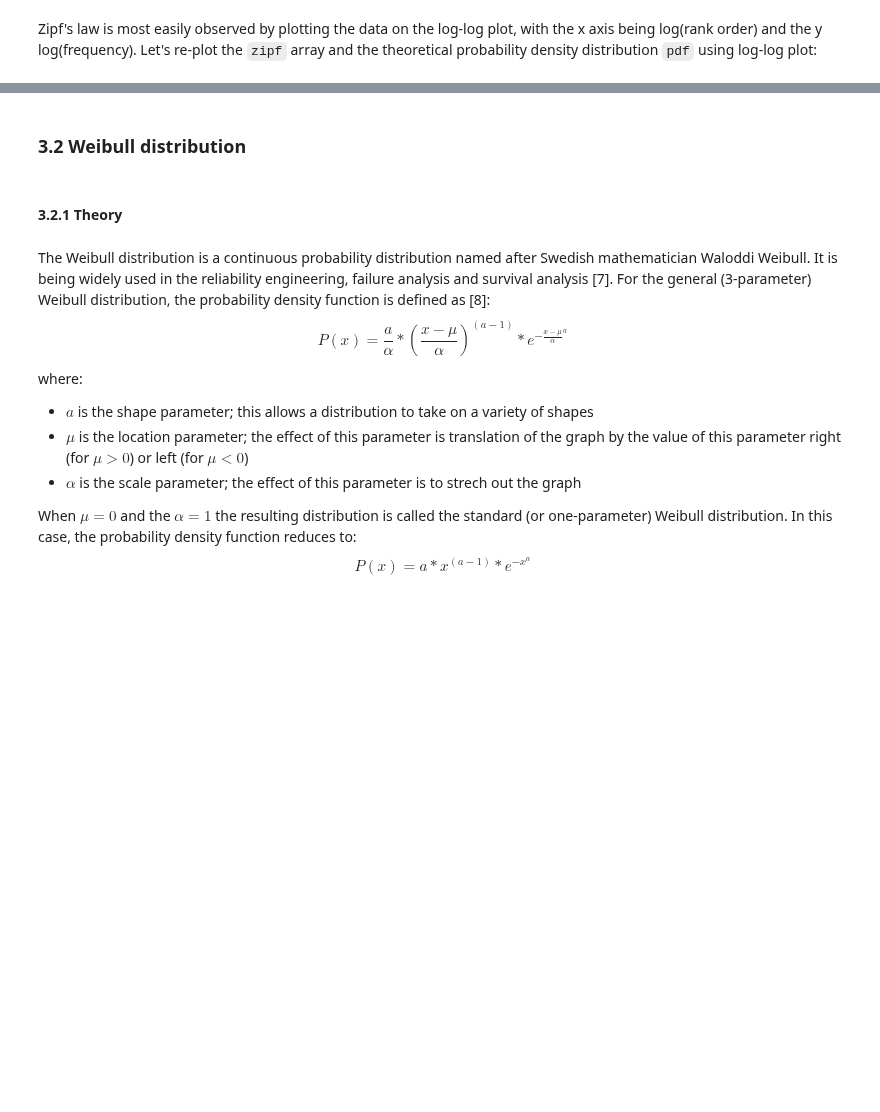
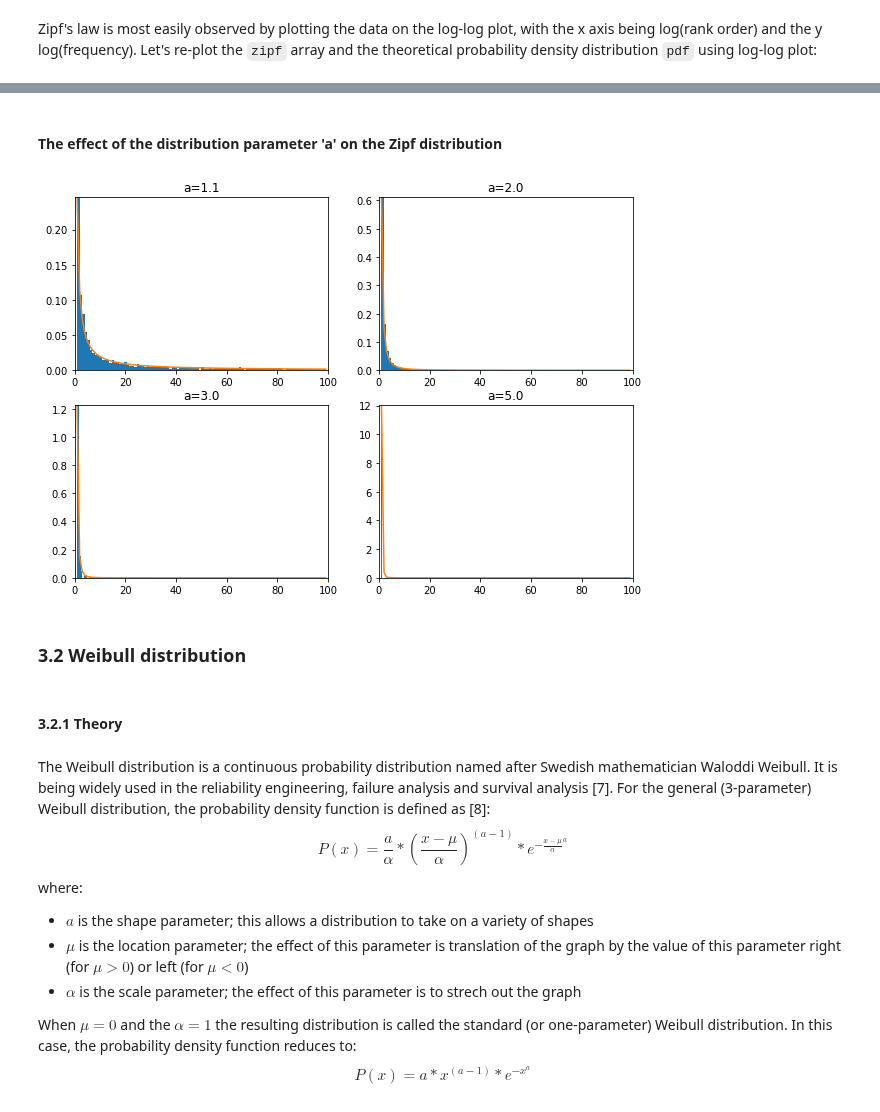
Before and after one commit to przemekbil/PfDA_2021, a Jupyter notebook: Assignments/Assignment.ipynb, the cells around one changed output, grey strips where cells are left out. Drawn from its saved outputs; the diff is of its cells as text; code cells hidden in the pictures; blank space fills up the shorter version.

```diff
--- a/Assignments/Assignment.ipynb
+++ b/Assignments/Assignment.ipynb
@@ -108,3 +117,42 @@ plt.show()
+# %% [markdown]
+#### The effect of the distribution parameter 'a' on the Zipf distribution
+# %%
+def sub_plt(p, a):
+    max_n = 100
+
+    # array of 10000 psedorandom values pooled from Zipf's distribution
+    zipf = rng.zipf(a, 10000)
+    x = np.arange(1., max_n)
+
+    count, bins, ignored = plt.hist(zipf[zipf<max_n], max_n, density=True)
+
+    scale = count.max()/pdf(x, a).max()
+    p.axis([0, max_n, 0, count.max()])
+    p.plot(x, pdf(x, a)*scale)
+    p.title('a={}'.format(a))
+
+# as per How to increase the spacing between subplots in Matplotlib [9]
+plt.rcParams["figure.figsize"] = [10, 7]
+
+a=1.1
+plt.subplot(2,2,1)
+sub_plt(plt, a)
+
+a=2.
+plt.subplot(2,2,2)
+sub_plt(plt, a)
+
+a=3.
+plt.subplot(2,2,3)
+sub_plt(plt, a)
+
+a=5.
+plt.subplot(2,2,4)
+sub_plt(plt, a)
+
+plt.show()
+# %% [output]
+[figure, added]
 # %% [markdown]
 <a id="par3.2"></a>
 ### 3.2 Weibull distribution
```
Also changed, not shown: parts of 14 cells of this notebook.
